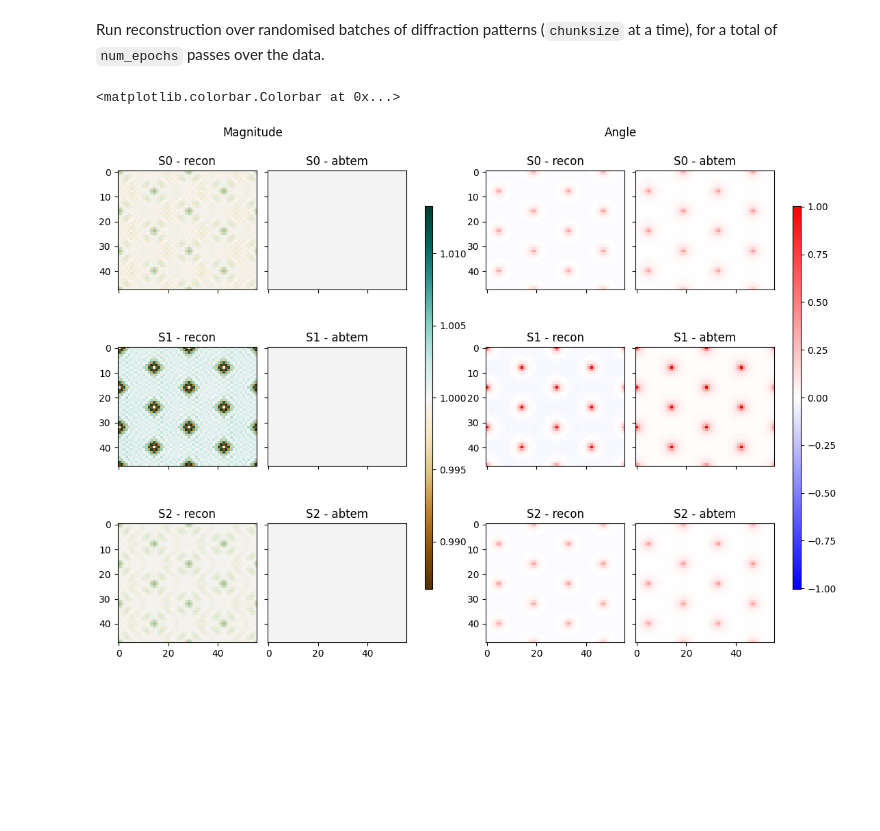
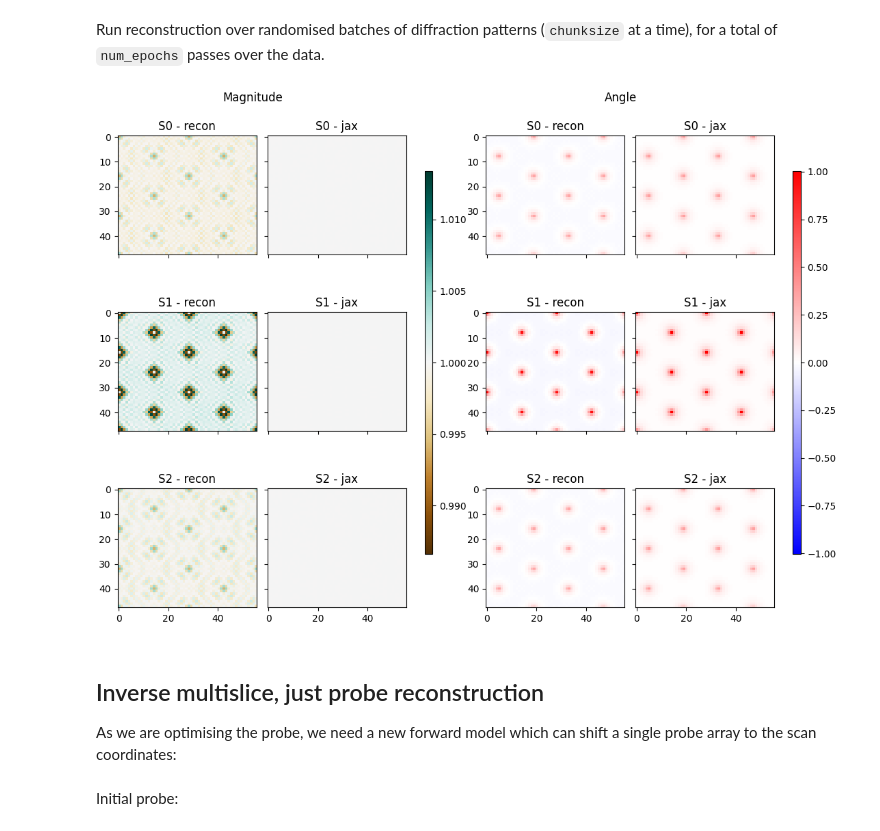
Before and after one commit to METSA-DIADEM/jax-ptychography, a Jupyter notebook: jax_multislice.ipynb, the cells around one changed output. Cells and saved outputs as stored; diff of their text form; code cells hidden in the pictures; blank space fills up the shorter version.

```diff
--- a/jax_multislice.ipynb
+++ b/jax_multislice.ipynb
@@ -261,6 +254,7 @@ all_probes_flat = jnp.array(all_probes.reshape(-1, *all_probes.shape[-2:]), dtyp
 # %% [markdown]
 We can choose to optimise against abTEM's diffration patterns or patterns generated with the forward model:
 # %%
-target_patterns, target_name = simulate_pattern_jit(transmission_function(slices, energy), all_probes_flat, prop_abtem), "abtem"
-# target_patterns, target_name = abtem_patterns.reshape(-1, *abtem_patterns.shape[-2:]), "j-forward"
-target_patterns.shape
+_, jax_patterns_flat = simulate_pattern_jit(transmit, all_probes_flat, prop_abtem)
+# target_patterns = abtem_patterns_flat
+target_patterns = jax_patterns_flat
+target_name = 'jax'
@@ -269,10 +263,11 @@ target_patterns.shape
+# %%
+opt_transmit = jnp.ones(recon_obj_shape, dtype=jnp.complex64)
 # %% [markdown]
 Initialize the optimiser. Contrary to typical use of ADAM this problem can accept a very high initial learning rate.
 # %%
 learning_rate = 1e1
 optimizer = optax.adam(learning_rate)
-opt_state = optimizer.init(opt_slices)
-losses = []
+opt_state = optimizer.init(opt_transmit)
 # %% [markdown]
 Create a plot which will be updated during iteration with the loss value.
 # %%
@@ -291,8 +286,8 @@ Run reconstruction over randomised batches of diffraction patterns (`chunksize`
 num_epochs = 1_000  # number of passes through the dataset
 chunksize = 256  # number of patterns used to compute an update step
 
-iteration_idxs = np.arange(len(scan_pos_flat))
-num_patterns = len(iteration_idxs)
+num_patterns = len(target_patterns)
+iteration_idxs = np.arange(num_patterns)
 chunks = tuple(
     slice(ix, min(ix + chunksize, num_patterns))
     for ix in range(0, num_patterns, chunksize)
@@ -305,60 +300,60 @@ ax.set_xlim(0, num_iterations)
 loss_plot.set_xdata(np.arange(num_iterations))
 losses = np.full((num_iterations,), np.nan)
 
+val_grad_fn = jax.value_and_grad(loss_jit, argnums=1)
+
 iteration = 0
 for epoch in (outer_pbar := tqdm.trange(num_epochs)):
     np.random.shuffle(iteration_idxs)
-    for scan_pos_idx in chunks:
-        loss_val, grads = jax.value_and_grad(loss_jit, argnums=1)(
-            target_patterns[iteration_idxs[scan_pos_idx]],
-            opt_slices,
-            all_probes_flat[iteration_idxs[scan_pos_idx]],
+    for chunk in chunks:
+        loss_val, grads = val_grad_fn(
+            target_patterns[iteration_idxs[chunk]],
+            opt_transmit,
+            all_probes_flat[iteration_idxs[chunk]],
             prop_abtem,
         )
         # Conjugating the gradients is necessary in Jax, we are not sure why
         grads = jnp.conjugate(grads)
         updates, opt_state = optimizer.update(grads, opt_state)
-        opt_slices = optax.apply_updates(opt_slices, updates)
+        opt_transmit = optax.apply_updates(opt_transmit, updates)
         losses[iteration] = loss_val
         iteration += 1
     if (epoch % 10) == 0:
         outer_pbar.set_description(f"Loss {losses[max(0, iteration - 20):iteration].mean(): .3e}")
         loss_plot.set_ydata(losses)
         ax.set_ylim(0.1 * losses[:iteration].min(), 1.1 * losses[:iteration].max())
-        sl_update = jnp.abs(updates[0])
         fig.canvas.draw()
 # %%
-transmit = transmission_function(slices, energy)
-
 fig = plt.figure(layout="constrained", figsize=(11, 8))
 subfigs = fig.subfigures(1, 3, wspace=0.22, width_ratios=[1, 1, 0.05])
 
 axs = subfigs[0].subplots(num_slices_recon, 2, sharex=True, sharey=True)
-# a_min = min(np.abs(opt_slices).min(), np.abs(transmit).min())
-# a_max = max(np.abs(opt_slices).max(), np.abs(transmit).max())
-a_max = max(np.abs((np.abs(opt_slices) - 1)).max(), np.abs((np.abs(transmit) - 1)).max())
-ang_max = max(np.abs(np.angle(opt_slices)).max(), np.abs(np.angle(transmit)).max())
+a_max = max(np.abs((np.abs(opt_transmit) - 1)).max(), np.abs((np.abs(transmit) - 1)).max())
+ang_max = max(np.abs(np.angle(opt_transmit)).max(), np.abs(np.angle(transmit)).max())
 
 
-for i, (recon_slice, abtem_slice, (ax1, ax2)) in enumerate(zip(opt_slices, transmit, axs)):
+for i, (recon_slice, abtem_slice, (ax1, ax2)) in enumerate(zip(opt_transmit, transmit, axs)):
     im_abs = ax1.imshow(np.abs(recon_slice), vmin=1 - a_max, vmax=1 + a_max, cmap="BrBG")
     ax1.set_title(f"S{i} - recon")
     ax2.imshow(np.abs(abtem_slice), vmin=1 - a_max, vmax=1 + a_max, cmap="BrBG")
     ax2.set_title(f"S{i} - {target_name}")
 subfigs[0].suptitle("Magnitude")
 cbar_ax = subfigs[0].add_axes([1.05, 0.15, 0.025, 0.7])
 subfigs[0].colorbar(im_abs, cax=cbar_ax)
 
 num_slices_potential = transmit.shape[0]
 axs = subfigs[1].subplots(num_slices_potential, 2, sharex=True, sharey=True)
-for i, (recon_slice, abtem_slice, (ax1, ax2)) in enumerate(zip(opt_slices, transmit, axs)):
+for i, (recon_slice, abtem_slice, (ax1, ax2)) in enumerate(zip(opt_transmit, transmit, axs)):
     im_ang = ax1.imshow(np.angle(recon_slice), cmap="bwr", vmin=-ang_max, vmax=ang_max)
     ax1.set_title(f"S{i} - recon")
     ax2.imshow(np.angle(abtem_slice), cmap="bwr", vmin=-ang_max, vmax=ang_max)
     ax2.set_title(f"S{i} - {target_name}")
 subfigs[1].suptitle("Angle");
 cbar_ax = subfigs[1].add_axes([1.05, 0.15, 0.025, 0.7])
-subfigs[1].colorbar(im_ang, cax=cbar_ax)
+subfigs[1].colorbar(im_ang, cax=cbar_ax);
 # %% [output]
-<matplotlib.colorbar.Colorbar at 0x...>
-[figure, old version]
+[figure, new version]
+# %% [markdown]
+## Inverse multislice, just probe reconstruction
+
+As we are optimising the probe, we need a new forward model which can shift a single probe array to the scan coordinates:
@@ -364,0 +402,2 @@ subfigs[1].colorbar(im_ang, cax=cbar_ax)
+# %% [markdown]
+Initial probe:
```
Also changed, not shown: parts of 39 cells of this notebook.
